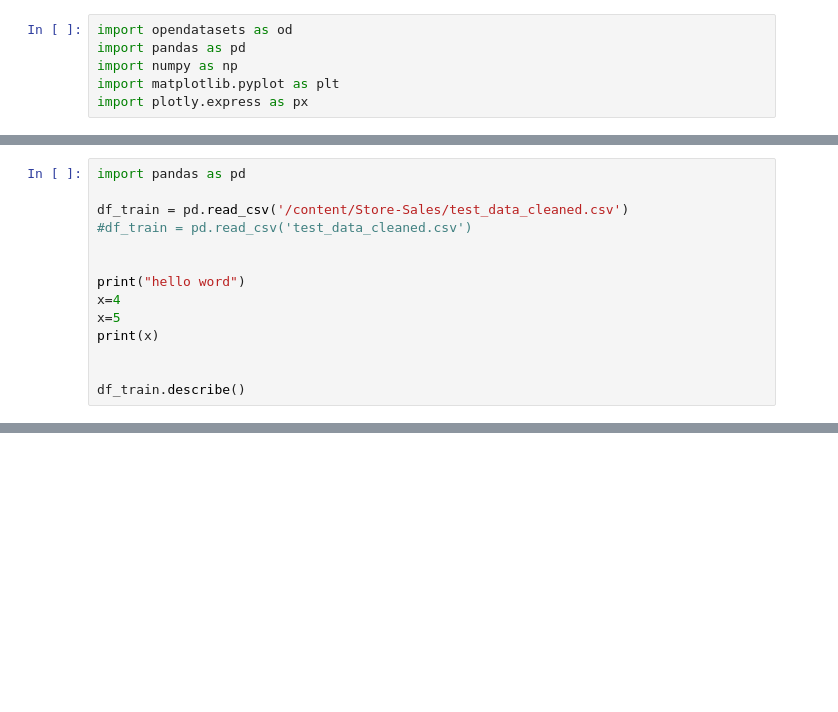
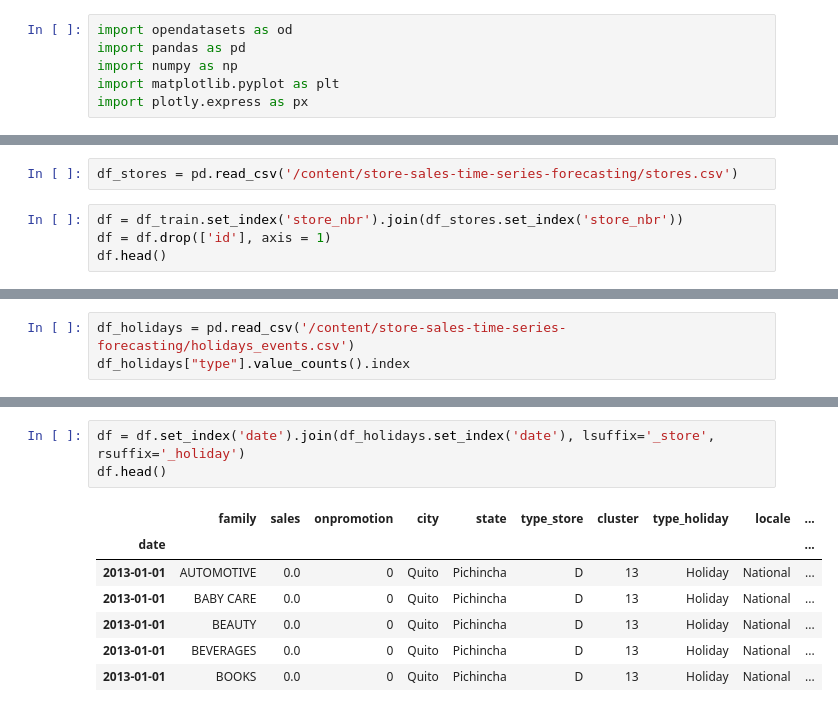
Before and after one commit to Pyroxene889/Store-Sales, a Jupyter notebook: sales.ipynb, the cells around one changed output, grey strips where cells are left out. Drawn from its saved outputs; the diff is of its cells as text; blank space fills up the shorter version.

Commit message:
Data Cleaning

```diff
--- a/sales.ipynb
+++ b/sales.ipynb
@@ -78,14 +42,0 @@ Name: family, dtype: int64
-# %%
-import pandas as pd
-
-df_train = pd.read_csv('/content/Store-Sales/test_data_cleaned.csv')
-#df_train = pd.read_csv('test_data_cleaned.csv')
-
-
-print("hello word")
-x=4
-x=5
-print(x)
-
-
-df_train.describe()
@@ -144,0 +43,6 @@ memory usage: 2.2+ MB
+# %%
+df_stores = pd.read_csv('/content/store-sales-time-series-forecasting/stores.csv')
+# %%
+df = df_train.set_index('store_nbr').join(df_stores.set_index('store_nbr'))
+df = df.drop(['id'], axis = 1)
+df.head()
@@ -144,0 +69,3 @@ memory usage: 2.2+ MB
+# %%
+df_holidays = pd.read_csv('/content/store-sales-time-series-forecasting/holidays_events.csv')
+df_holidays["type"].value_counts().index
@@ -144,0 +83,11 @@ memory usage: 2.2+ MB
+# %%
+df = df.set_index('date').join(df_holidays.set_index('date'), lsuffix='_store', rsuffix='_holiday')
+df.head()
+# %% [output]
+|  | family | sales | onpromotion | city | state | type_store | cluster | type_holiday | locale | ... |
+| date |  |  |  |  |  |  |  |  |  | ... |
+| 2013-01-01 | AUTOMOTIVE | 0.0 | 0 | Quito | Pichincha | D | 13 | Holiday | National | ... |
+| 2013-01-01 | BABY CARE | 0.0 | 0 | Quito | Pichincha | D | 13 | Holiday | National | ... |
+| 2013-01-01 | BEAUTY | 0.0 | 0 | Quito | Pichincha | D | 13 | Holiday | National | ... |
+| 2013-01-01 | BEVERAGES | 0.0 | 0 | Quito | Pichincha | D | 13 | Holiday | National | ... |
+| 2013-01-01 | BOOKS | 0.0 | 0 | Quito | Pichincha | D | 13 | Holiday | National | ... |
```
Also changed, not shown: parts of 27 cells of this notebook.
